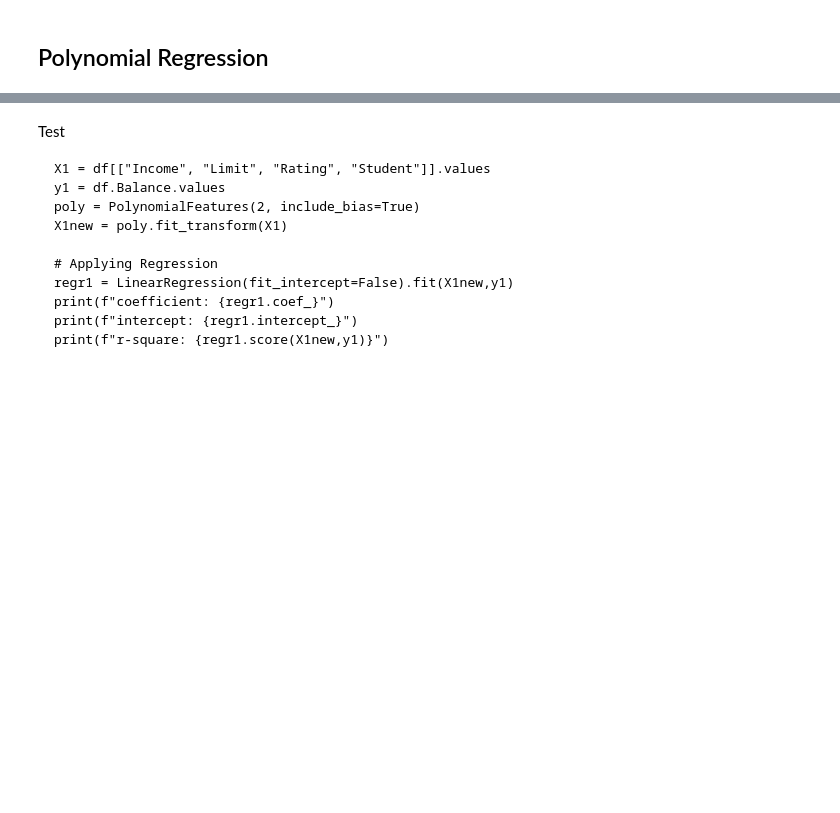
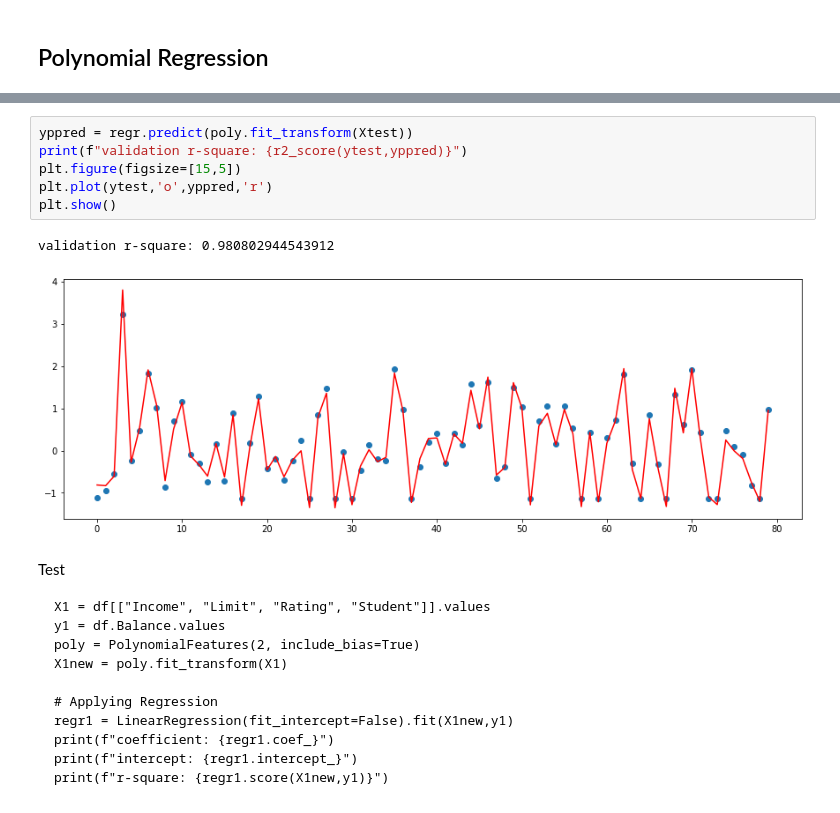
Before and after one commit to adunoluwa1/Data-Science, a Jupyter notebook: Credit.ipynb, the cells around one changed output, grey strips where cells are left out. Drawn from its saved outputs; the diff is of its cells as text; blank space fills up the shorter version.

````diff
--- a/Credit.ipynb
+++ b/Credit.ipynb
@@ -324,3 +331,12 @@ r-square: 0.9834898353341359
+# %%
+yppred = regr.predict(poly.fit_transform(Xtest))
+print(f"validation r-square: {r2_score(ytest,yppred)}")
+plt.figure(figsize=[15,5])
+plt.plot(ytest,'o',yppred,'r')
+plt.show()
+# %% [output]
+validation r-square: 0.980802944543912
+[figure, added]
 # %% [markdown]
 Test
 ```
````
Also changed, not shown: parts of 7 cells of this notebook, 1 other file.
